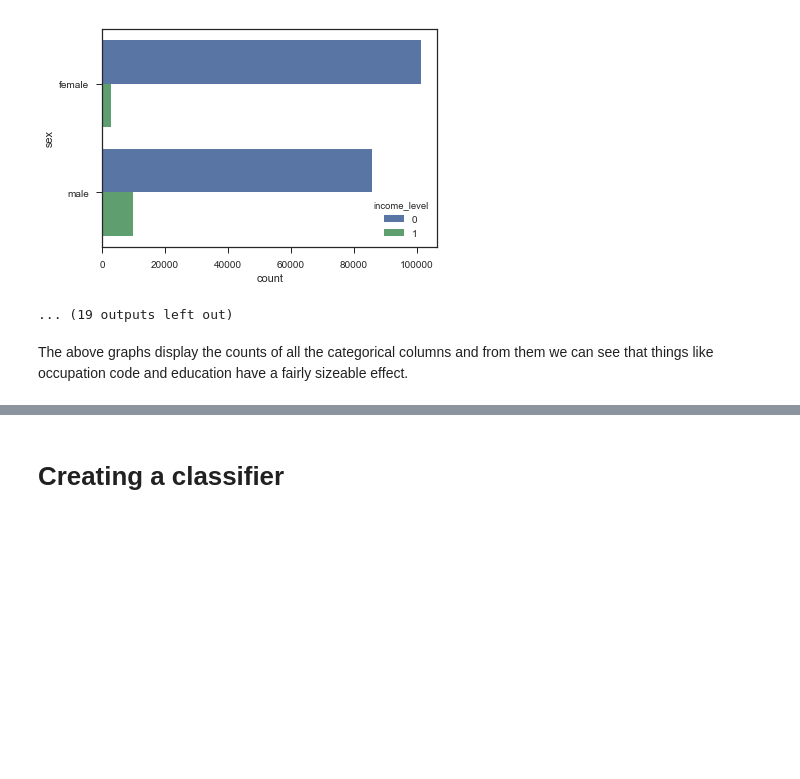
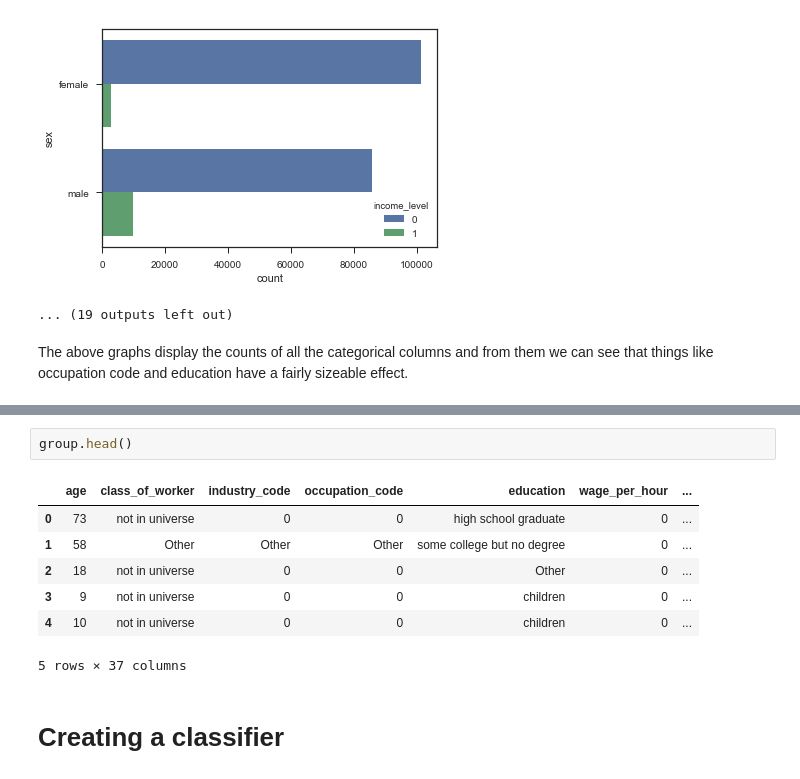
Before and after one commit to jcarpenter12/Imbalanced-Classification, a Jupyter notebook: Untitled2.ipynb, the cells around one changed output, grey strips where cells are left out. Drawn from its saved outputs; the diff is of its cells as text; blank space fills up the shorter version.

```diff
--- a/Untitled2.ipynb
+++ b/Untitled2.ipynb
@@ -370,2 +342,12 @@ sns.pairplot(numeric, hue="income_level")
+# %%
+group.head()
+# %% [output]
+|  | age | class_of_worker | industry_code | occupation_code | education | wage_per_hour | ... |
+| 0 | 73 | not in universe | 0 | 0 | high school graduate | 0 | ... |
+| 1 | 58 | Other | Other | Other | some college but no degree | 0 | ... |
+| 2 | 18 | not in universe | 0 | 0 | Other | 0 | ... |
+| 3 | 9 | not in universe | 0 | 0 | children | 0 | ... |
+| 4 | 10 | not in universe | 0 | 0 | children | 0 | ... |
+5 rows × 37 columns
 # %% [markdown]
 # Creating a classifier
```
Also changed, not shown: parts of 49 cells of this notebook.
